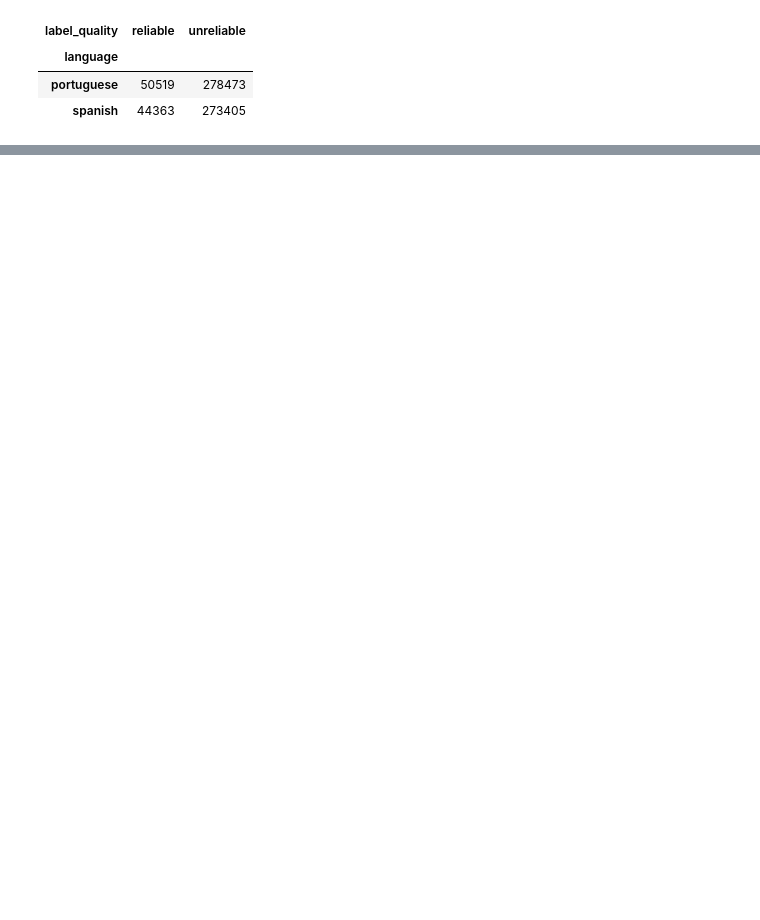
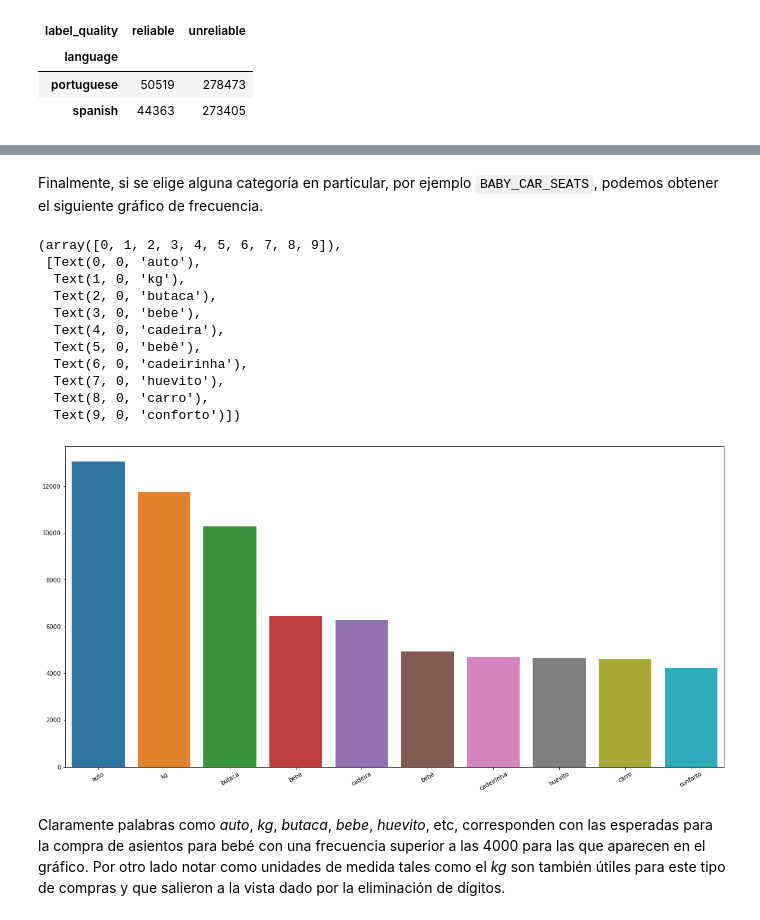
Before and after one commit to benjaminocampo/Mentoria, a Jupyter notebook: labs/01/exercises.ipynb, the cells around one changed output, grey strips where cells are left out. Drawn from its saved outputs; the diff is of its cells as text; code cells hidden in the pictures; blank space fills up the shorter version.

```diff
--- a/labs/01/exercises.ipynb
+++ b/labs/01/exercises.ipynb
@@ -577,0 +579,12 @@ df_stopword_vs_wordcount.nof_stopwords.mean() / df_stopword_vs_wordcount.word_co
+# %%
+df_word_freq = df[title]\
+    .apply(remove_unimportant_words) \
+    .to_frame() \
+    .join(df[category]) \
+    .groupby(category) \
+    .agg(" ".join)[title] \
+    .apply(lambda s: nltk.FreqDist(word_tokenize(s)).most_common(10)) \
+    .to_frame() \
+    .rename(columns={"title":"top10_word_freq"}) \
+    .reset_index()
+df_word_freq
@@ -577,0 +609,35 @@ df_stopword_vs_wordcount.nof_stopwords.mean() / df_stopword_vs_wordcount.word_co
+# %% [markdown]
+ Finalmente, si se elige alguna categoría en particular, por ejemplo
+ `BABY_CAR_SEATS`, podemos obtener el siguiente gráfico de frecuencia.
+# %%
+all_fdist = pd.Series(dict(
+    df_word_freq[
+        df_word_freq["category"] == "BABY_CAR_SEATS"
+    ]["top10_word_freq"][0])
+)
+plt.figure(figsize=(20, 10))
+seaborn.barplot(
+    x=all_fdist.index,
+    y=all_fdist.values
+)
+plt.xticks(rotation=30)
+# %% [output]
+(array([0, 1, 2, 3, 4, 5, 6, 7, 8, 9]),
+ [Text(0, 0, 'auto'),
+  Text(1, 0, 'kg'),
+  Text(2, 0, 'butaca'),
+  Text(3, 0, 'bebe'),
+  Text(4, 0, 'cadeira'),
+  Text(5, 0, 'bebê'),
+  Text(6, 0, 'cadeirinha'),
+  Text(7, 0, 'huevito'),
+  Text(8, 0, 'carro'),
+  Text(9, 0, 'conforto')])
+[figure, added]
+# %% [markdown]
+ Claramente palabras como *auto*, *kg*, *butaca*, *bebe*, *huevito*, etc,
+ corresponden con las esperadas para la compra de asientos para bebé con una
+ frecuencia superior a las 4000 para las que aparecen en el gráfico. Por otro
+ lado notar como unidades de medida tales como el *kg* son también útiles para
+ este tipo de compras y que salieron a la vista dado por la eliminación de
+ dígitos.
```
Also changed, not shown: parts of 102 cells of this notebook, 1 other file.
